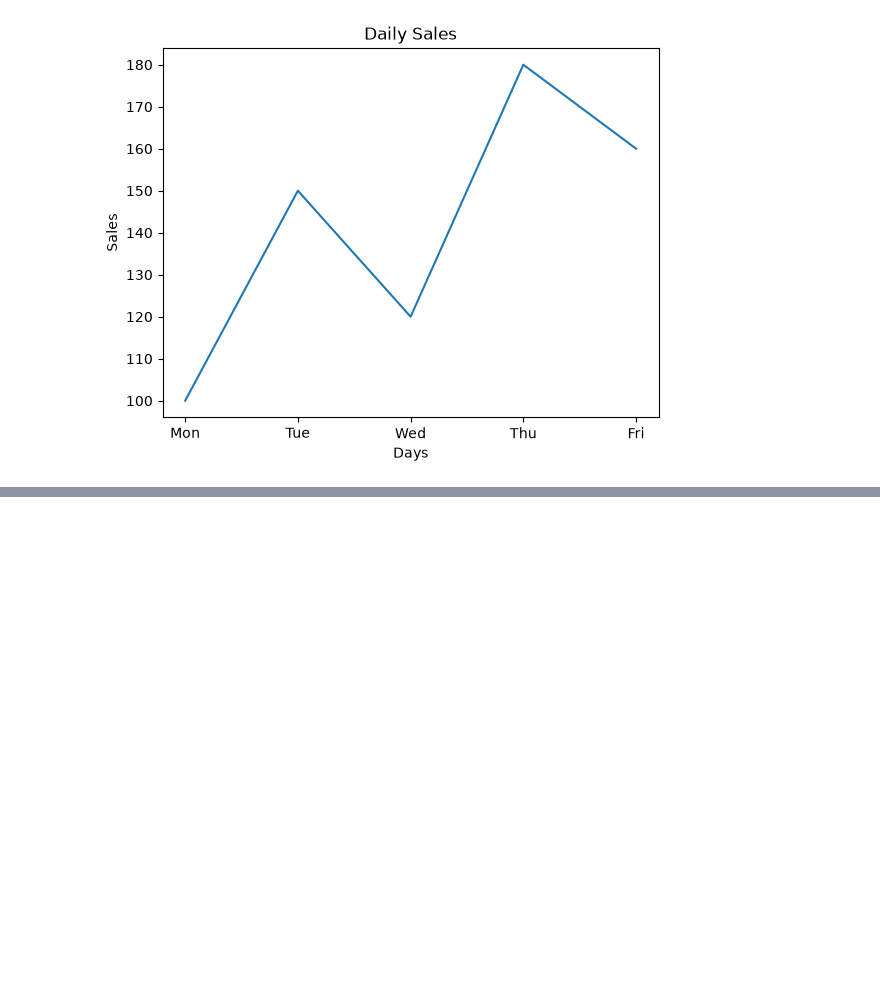
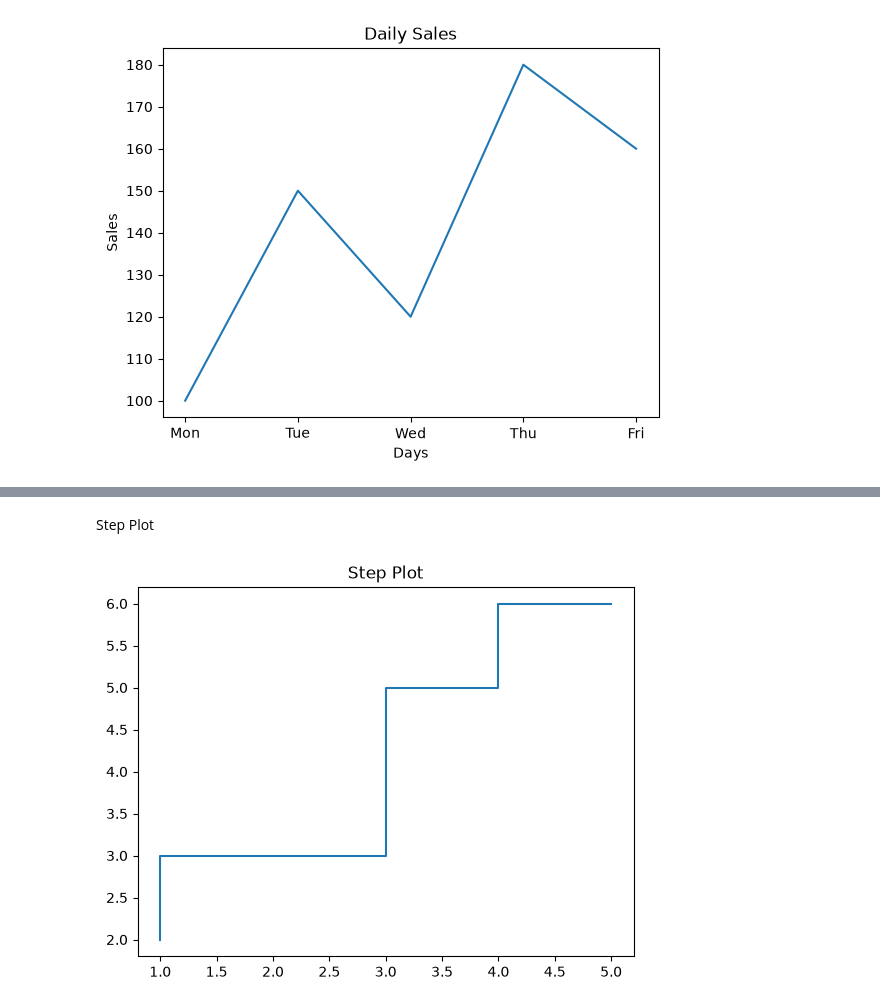
Before and after one commit to ayshamehek/Python-Data-Science-Libraries, a Jupyter notebook: matplotlib/intoduction.ipynb, the cells around one changed output, grey strips where cells are left out. Drawn from its saved outputs; the diff is of its cells as text; code cells hidden in the pictures; blank space fills up the shorter version.

```diff
--- a/matplotlib/intoduction.ipynb
+++ b/matplotlib/intoduction.ipynb
@@ -74,0 +90,15 @@ plt.show()
+# %% [markdown]
+Step Plot
+# %%
+import matplotlib.pyplot as plt
+
+x = [1, 2, 3, 4, 5]
+y = [2, 3, 3, 5, 6]
+
+plt.step(x, y)
+
+plt.title("Step Plot")
+
+plt.show()
+# %% [output]
+[figure, added]
```
Also changed, not shown: parts of 10 cells of this notebook, 1 other file.
